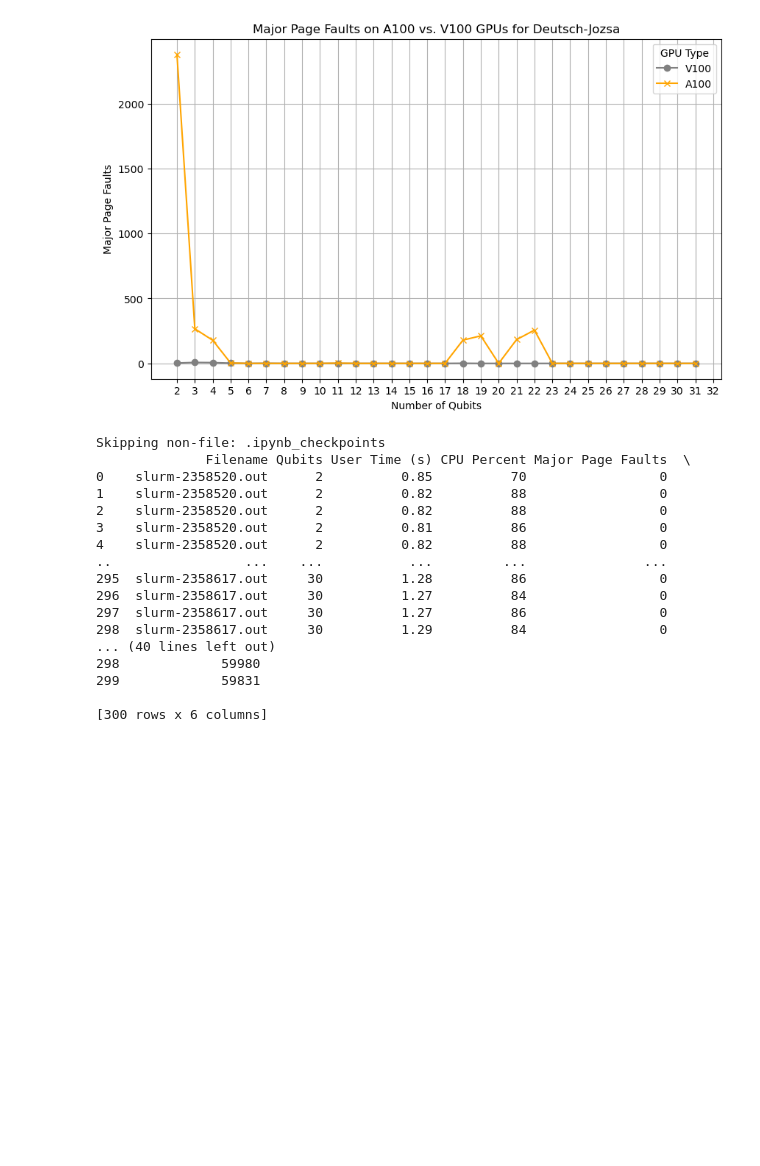
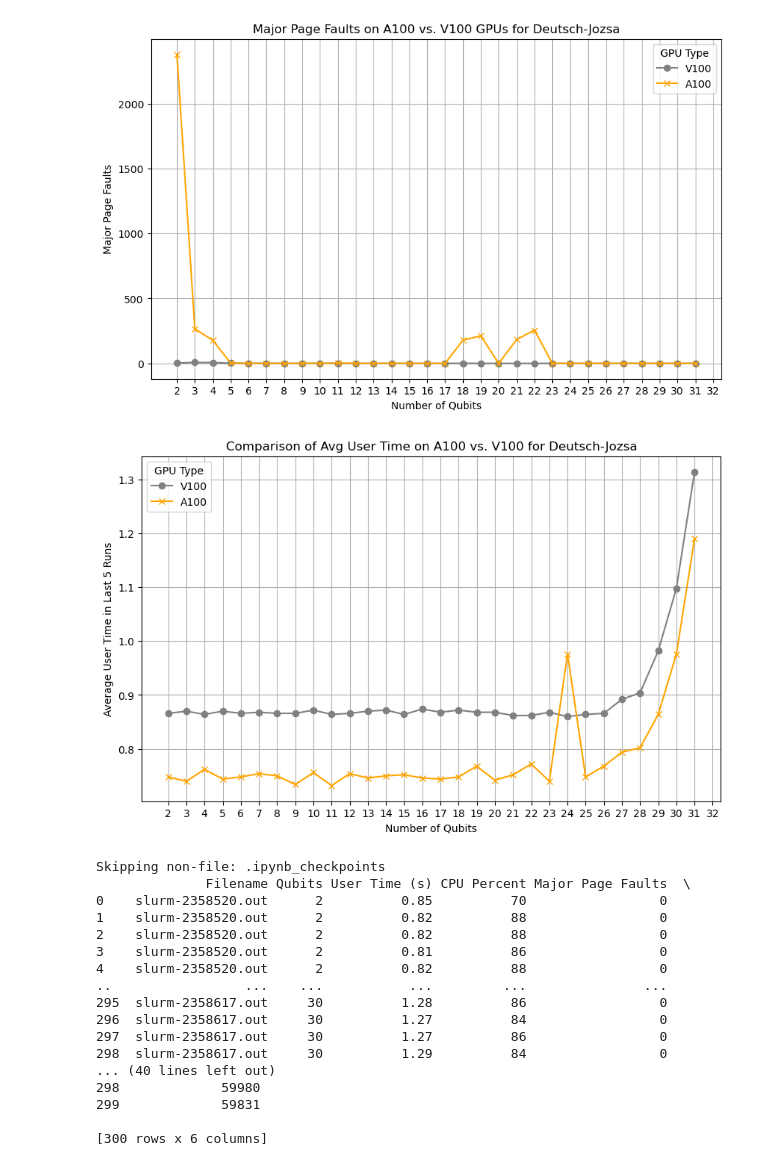
Before and after one commit to ellarubinshtein/iw, a Jupyter notebook: script.ipynb, the cells around one changed output. Saved outputs shown, nothing was run; the diff lists cells and outputs as text; code cells hidden in the pictures; blank space fills up the shorter version.

```diff
--- a/script.ipynb
+++ b/script.ipynb
@@ -173,6 +173,46 @@ plt.grid(True)
 plt.show()
 # %% [output]
 [figure]
+# %%
+# Function to compute average minor page faults for the last 5 runs per qubit number
+def compute_avg_time(df):
+
+    avg_user_time = []
+
+    # Loop over qubit values from 2 to 31 and compute the average of the last 5 runs
+    for qubit in range(2, 32):
+        df['Qubits'] = pd.to_numeric(df['Qubits'], errors='coerce')
+        df['User Time (s)'] = pd.to_numeric(df['User Time (s)'], errors='coerce')
+        df_filtered = df[df['Qubits'] == qubit]
+        avg_user_time.append(df_filtered['User Time (s)'].iloc[-5:].mean())
+
+    return avg_user_time
+
+# Compute the averages for both GPUs
+avg_time_qft_v100 = compute_avg_time(df_dj_v100)
+avg_time_qft_a100 = compute_avg_time(df_dj_a100)
+
+# Define qubit range
+qubits = np.arange(2, 32)
+
+# Plot
+plt.figure(figsize=(10, 6))
+plt.plot(qubits, avg_time_qft_v100, label="V100", marker='o', color='grey')
+plt.plot(qubits, avg_time_qft_a100, label="A100", marker='x', color='orange')
+
+# Labels and title
+plt.xlabel('Number of Qubits')
+plt.ylabel('Average User Time in Last 5 Runs')
+plt.title('Comparison of Avg User Time on A100 vs. V100 for Deutsch-Jozsa')
+plt.legend(title="GPU Type")
+
+plt.xticks(np.arange(2, 33, 1))  # Ensure that ticks are from 2 to 32
+
+# Show the plot
+plt.grid(True)
+plt.show()
+# %% [output]
+[figure, added]
 # %%
 bv_a100_path = '/scratch/network/er4138/iw/bv_a100'
 bv_v100_path = '/scratch/network/er4138/iw/bv_v100'
```
Also changed, not shown: parts of 6 cells of this notebook, 47 other files.
